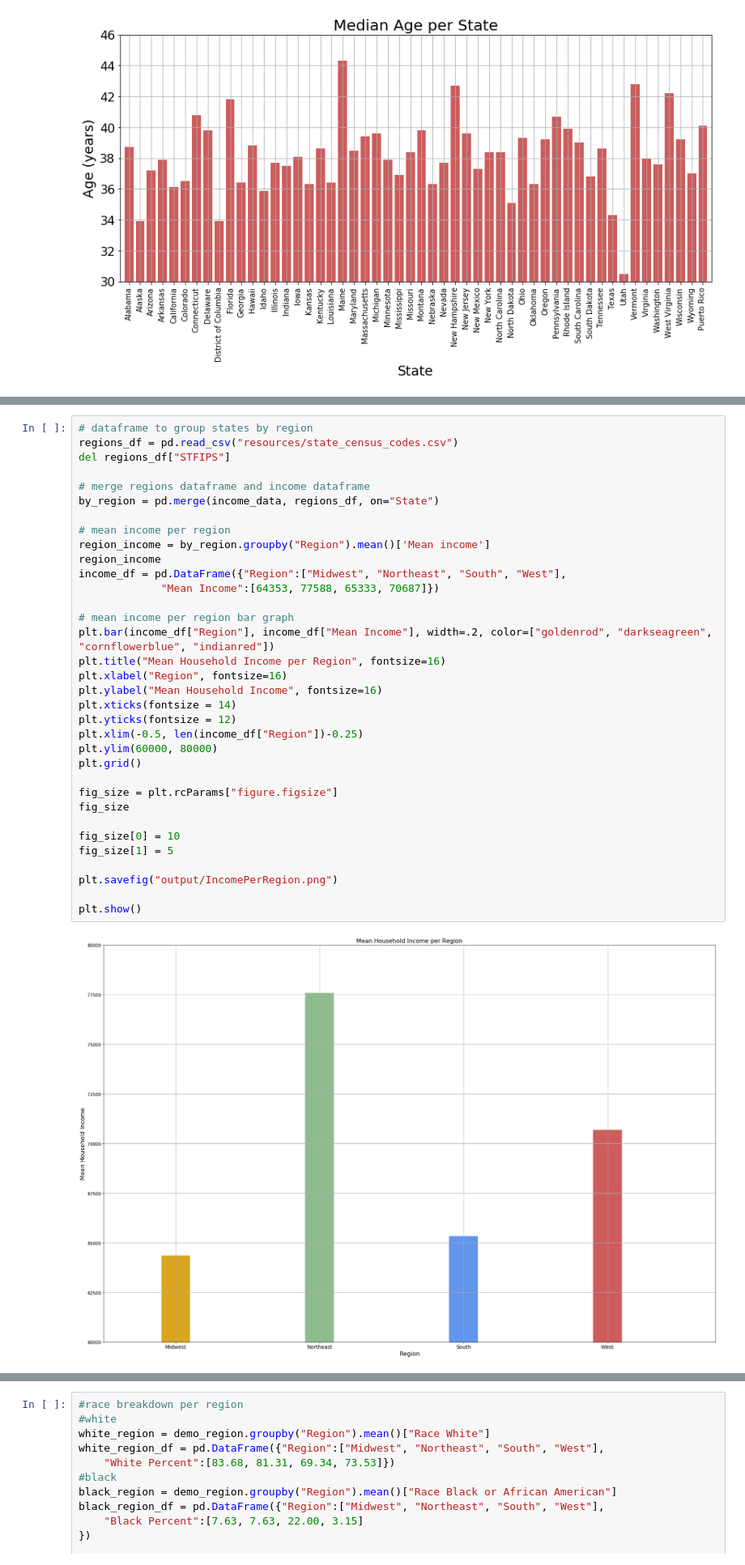
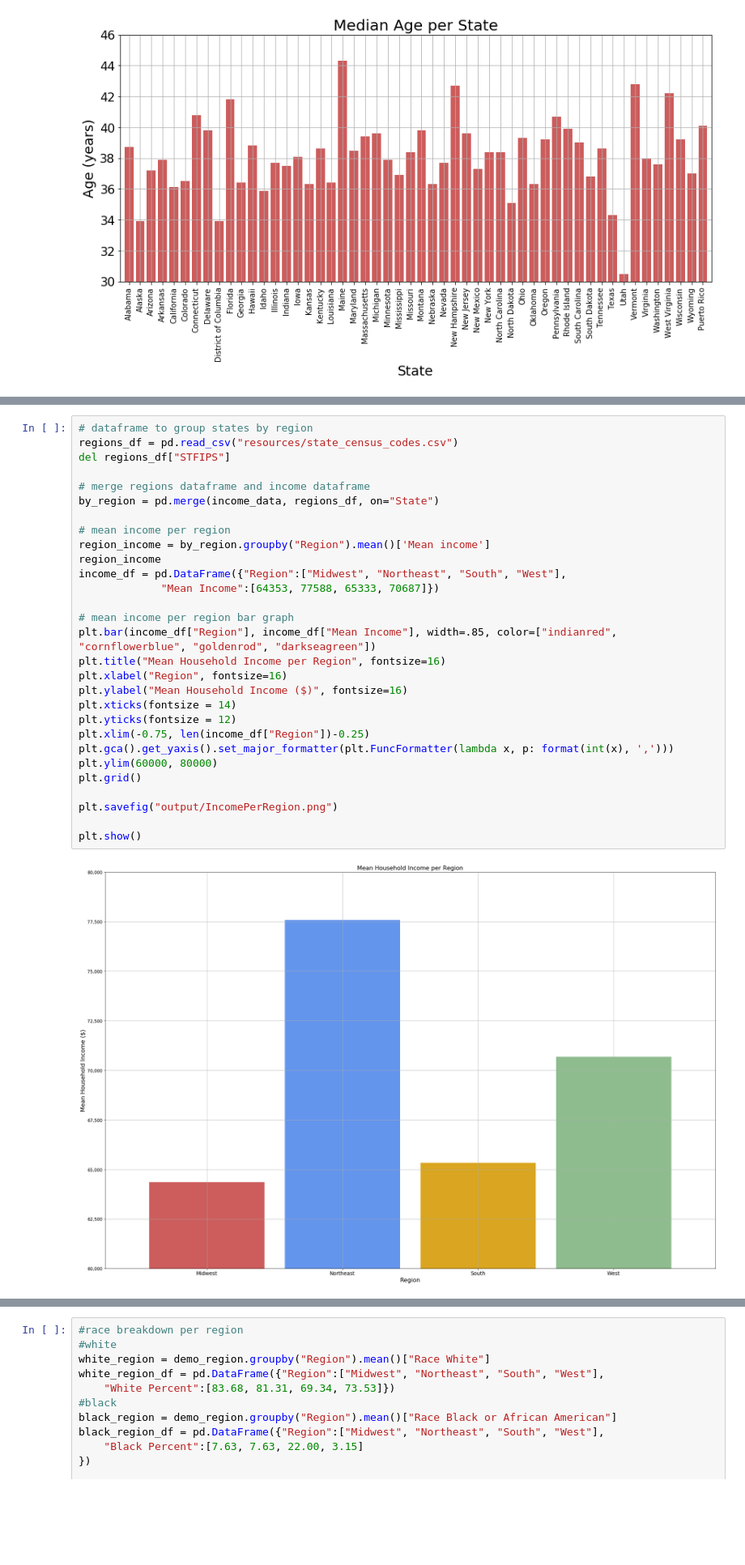
Before and after one commit to ericaleon/mental-health, a Jupyter notebook: Analysis.ipynb, the cells around one changed output, grey strips where cells are left out. Shown at 81% size. Cells and saved outputs as stored; diff of their text form; blank space fills up the shorter version.

```diff
--- a/Analysis.ipynb
+++ b/Analysis.ipynb
@@ -680,37 +715,32 @@ plt.show()
 # %%
 # dataframe to group states by region
 regions_df = pd.read_csv("resources/state_census_codes.csv")
 del regions_df["STFIPS"]
 
 # merge regions dataframe and income dataframe
 by_region = pd.merge(income_data, regions_df, on="State")
 
 # mean income per region
 region_income = by_region.groupby("Region").mean()['Mean income']
 region_income
 income_df = pd.DataFrame({"Region":["Midwest", "Northeast", "South", "West"],
              "Mean Income":[64353, 77588, 65333, 70687]})
 
 # mean income per region bar graph
-plt.bar(income_df["Region"], income_df["Mean Income"], width=.2, color=["goldenrod", "darkseagreen", "cornflowerblue", "indianred"])
+plt.bar(income_df["Region"], income_df["Mean Income"], width=.85, color=["indianred", "cornflowerblue", "goldenrod", "darkseagreen"])
 plt.title("Mean Household Income per Region", fontsize=16)
 plt.xlabel("Region", fontsize=16)
-plt.ylabel("Mean Household Income", fontsize=16)
+plt.ylabel("Mean Household Income ($)", fontsize=16)
 plt.xticks(fontsize = 14)
 plt.yticks(fontsize = 12)
-plt.xlim(-0.5, len(income_df["Region"])-0.25)
+plt.xlim(-0.75, len(income_df["Region"])-0.25)
+plt.gca().get_yaxis().set_major_formatter(plt.FuncFormatter(lambda x, p: format(int(x), ',')))
 plt.ylim(60000, 80000)
 plt.grid()
-
-fig_size = plt.rcParams["figure.figsize"]
-fig_size
-
-fig_size[0] = 10
-fig_size[1] = 5
 
 plt.savefig("output/IncomePerRegion.png")
 
 plt.show()
 # %% [output]
-[figure, old version]
+[figure, new version]
 # %% [markdown]
```
Also changed, not shown: parts of 33 cells of this notebook, 7 other files.
